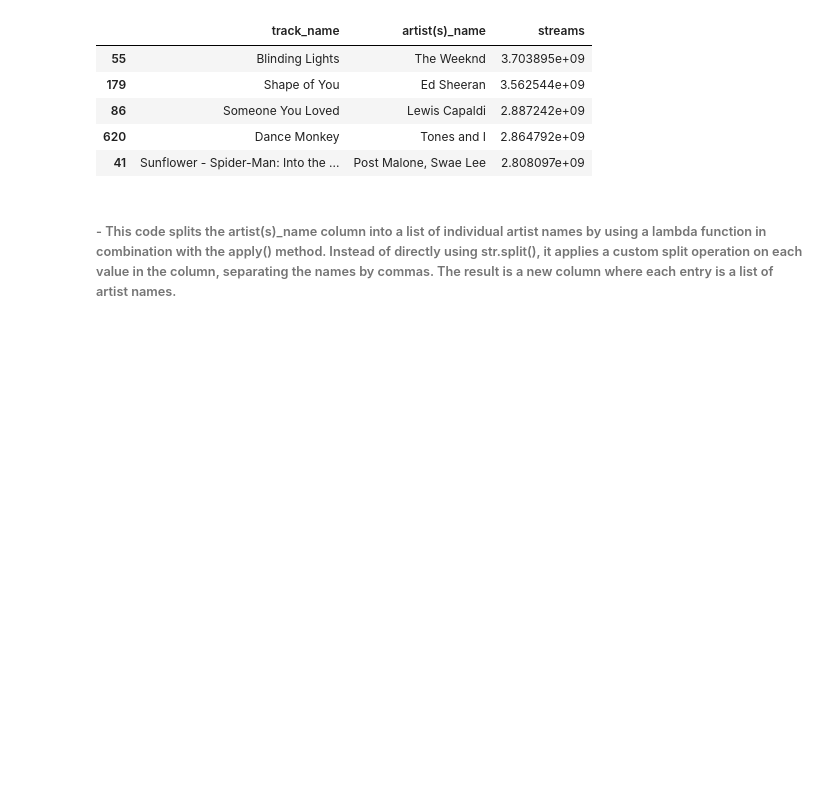
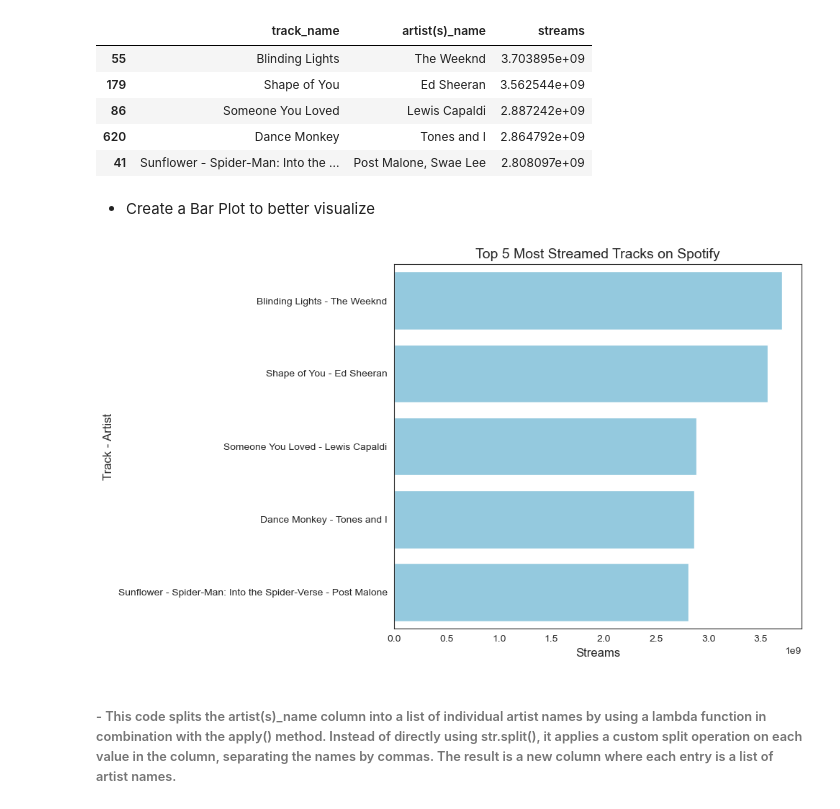
Before and after one commit to JamesRocero/Spotify_2023_EDA, a Jupyter notebook: Rocero_Spotify2023_EDA.ipynb, the cells around one changed output. Saved outputs shown, nothing was run; the diff lists cells and outputs as text; code cells hidden in the pictures; blank space fills up the shorter version.

```diff
--- a/Rocero_Spotify2023_EDA.ipynb
+++ b/Rocero_Spotify2023_EDA.ipynb
@@ -386,6 +386,28 @@ df_spotify.sort_values(by='streams', ascending=False).loc[:, ['track_name', 'art
 | 86 | Someone You Loved | Lewis Capaldi | 2.887242e+09 |
 | 620 | Dance Monkey | Tones and I | 2.864792e+09 |
 | 41 | Sunflower - Spider-Man: Into the ... | Post Malone, Swae Lee | 2.808097e+09 |
+# %% [markdown]
+- Create a Bar Plot to better visualize
+# %%
+# Sort and select the top 5 tracks based on streams
+top_tracks = df_spotify.sort_values(by='streams', ascending=False).head(5)
+
+# Plotting
+plt.figure(figsize=(10, 6))
+sns.barplot(data=top_tracks, x='streams',
+            y=top_tracks['track_name'] + " - " + top_tracks['artist_name'],
+            color="skyblue")  # Removed palette and set a single color
+
+# Labels and title
+plt.xlabel("Streams", fontsize=12)
+plt.ylabel("Track - Artist", fontsize=12)
+plt.title("Top 5 Most Streamed Tracks on Spotify", fontsize=14)
+plt.xticks(fontsize=10)
+plt.yticks(fontsize=10)
+plt.tight_layout()
+plt.show()
+# %% [output]
+[figure, added]
 # %% [markdown]
 ###### - This code splits the artist(s)_name column into a list of individual artist names by using a lambda function in combination with the apply() method. Instead of directly using str.split(), it applies a custom split operation on each value in the column, separating the names by commas. The result is a new column where each entry is a list of artist names.
 # %%
```
